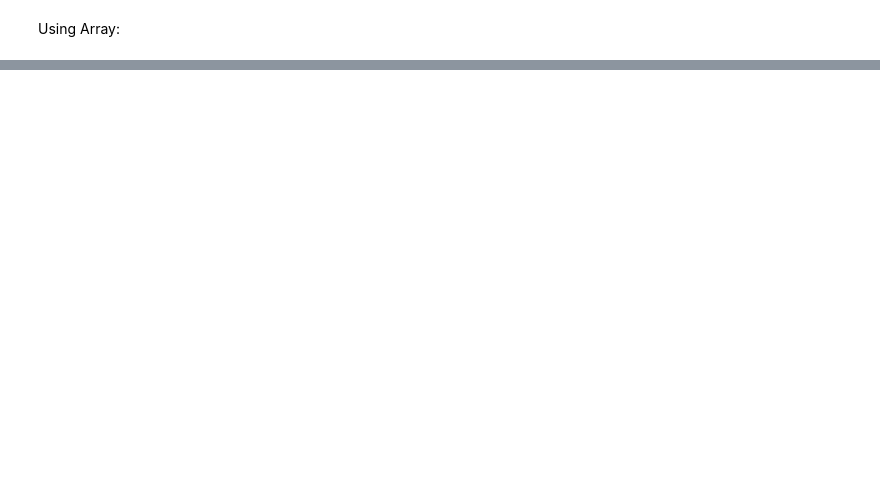
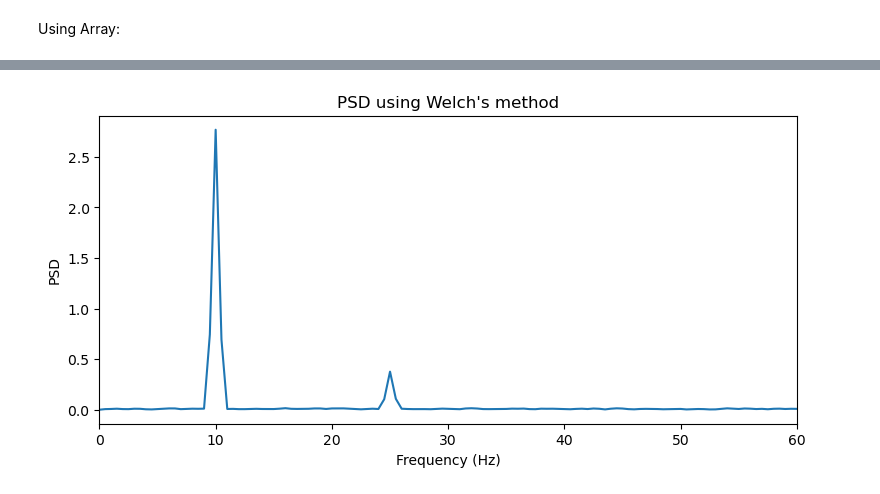
Before and after one commit to LeahMcIntyre/ebb_viewer, a Jupyter notebook: research/psd_basics.ipynb, the cells around one changed output, grey strips where cells are left out. Saved outputs shown, nothing was run; the diff lists cells and outputs as text; code cells hidden in the pictures; blank space fills up the shorter version.

```diff
--- a/research/psd_basics.ipynb
+++ b/research/psd_basics.ipynb
@@ -100,0 +100,19 @@ Import failed: AttributeError('`np.NaN` was removed in the NumPy 2.0 release. Us
+# %%
+fs = 250  # sampling frequency in Hz
+duration = 10  # seconds
+t = np.arange(0, duration, 1/fs)
+
+rng = np.random.default_rng(42)
+
+sig_10hz = 2.0 * np.sin(2 * np.pi * 10 * t)
+sig_25hz = 0.8 * np.sin(2 * np.pi * 25 * t)
+noise = 1.0 * rng.normal(size=len(t))
+
+x = sig_10hz + sig_25hz + noise
+
+plt.figure(figsize=(10, 4))
+plt.plot(t[:1000], x[:1000])
+plt.xlabel('Time (s)')
+plt.ylabel('Amplitude')
+plt.title('Example signal (first 4 seconds shown)')
+plt.show()
@@ -100,0 +121,18 @@ Import failed: AttributeError('`np.NaN` was removed in the NumPy 2.0 release. Us
+# %%
+freqs, psd = signal.welch(
+    x,
+    fs=fs,
+    nperseg=500,      # 2-second windows at 250 Hz
+    noverlap=250,    # 50% overlap
+    scaling='density'
+)
+
+plt.figure(figsize=(9, 4))
+plt.plot(freqs, psd)
+plt.xlim(0, 60)
+plt.xlabel('Frequency (Hz)')
+plt.ylabel('PSD')
+plt.title("PSD using Welch's method")
+plt.show()
+# %% [output]
+[figure, added]
```
Also changed, not shown: parts of 14 cells of this notebook, 3 other files.
